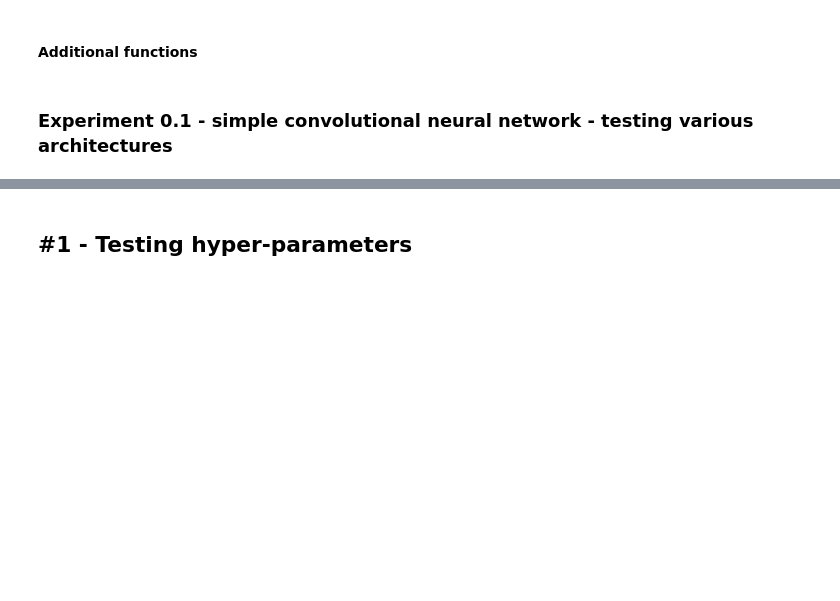
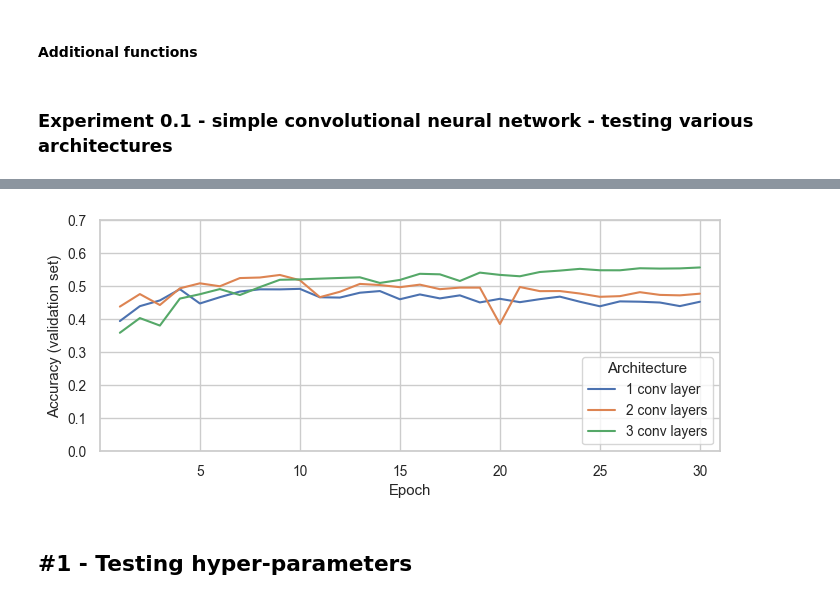
Before and after one commit to zakrzewow/DeepLearning2024, a Jupyter notebook: project1/experiments.ipynb, the cells around one changed output, grey strips where cells are left out. Cells and saved outputs as stored; diff of their text form; code cells hidden in the pictures; blank space fills up the shorter version.

Commit message:
experiment 2. results, images

```diff
--- a/project1/experiments.ipynb
+++ b/project1/experiments.ipynb
@@ -65,3 +86,22 @@ def fit_model(
+# %%
+# function that plots accuracy measure on validation set over epochs
+
+def epoch_plot_accuracy(results, name, filename):
+    tmp = (
+        results.groupby([ "Name", "Epoch"])
+        .agg({"val_accuracy": "mean"})
+        .reset_index()
+        .rename(columns={"Name": name})
+    )
+    fig, ax = plt.subplots(1, 1, figsize=(8, 3))
+    sns.lineplot(data=tmp, x="Epoch", y="val_accuracy", hue=name, ax=ax)
+    ax.set_ylim(0.0, 0.7)
+    ax.set_xlim(-1, 30)
+    ax.set_ylabel("Accuracy (validation set)")
+    ax.set_xticks(ticks=[4, 9, 14, 19, 24, 29], labels=[5, 10, 15, 20, 25, 30])
+    sns.move_legend(ax, "lower right")
+    plt.savefig(f"images/{filename}", bbox_inches="tight", dpi=300)
+    plt.show()
 # %% [markdown]
 ### Experiment 0.1 - simple convolutional neural network - testing various architectures
 # %%
@@ -121,3 +155,6 @@ results2 = pd.read_csv("results/experiment01_results2.csv")
 # %%
 experiment01_results = pd.concat([results1, results2, results3])
 experiment01_results.to_csv("results/experiment01_results.csv", index=False)
+# %%
+experiment01_results = pd.read_csv("results/experiment01_results.csv")
+summary(experiment01_results)
@@ -124,3 +167,7 @@ experiment01_results.to_csv("results/experiment01_results.csv", index=False)
+# %%
+epoch_plot_accuracy(experiment01_results, "Architecture", "experiment01.png")
+# %% [output]
+[figure, added]
 # %% [markdown]
 ## #1 - Testing hyper-parameters
 # %% [markdown]
```
Also changed, not shown: parts of 32 cells of this notebook, 18 other files.
